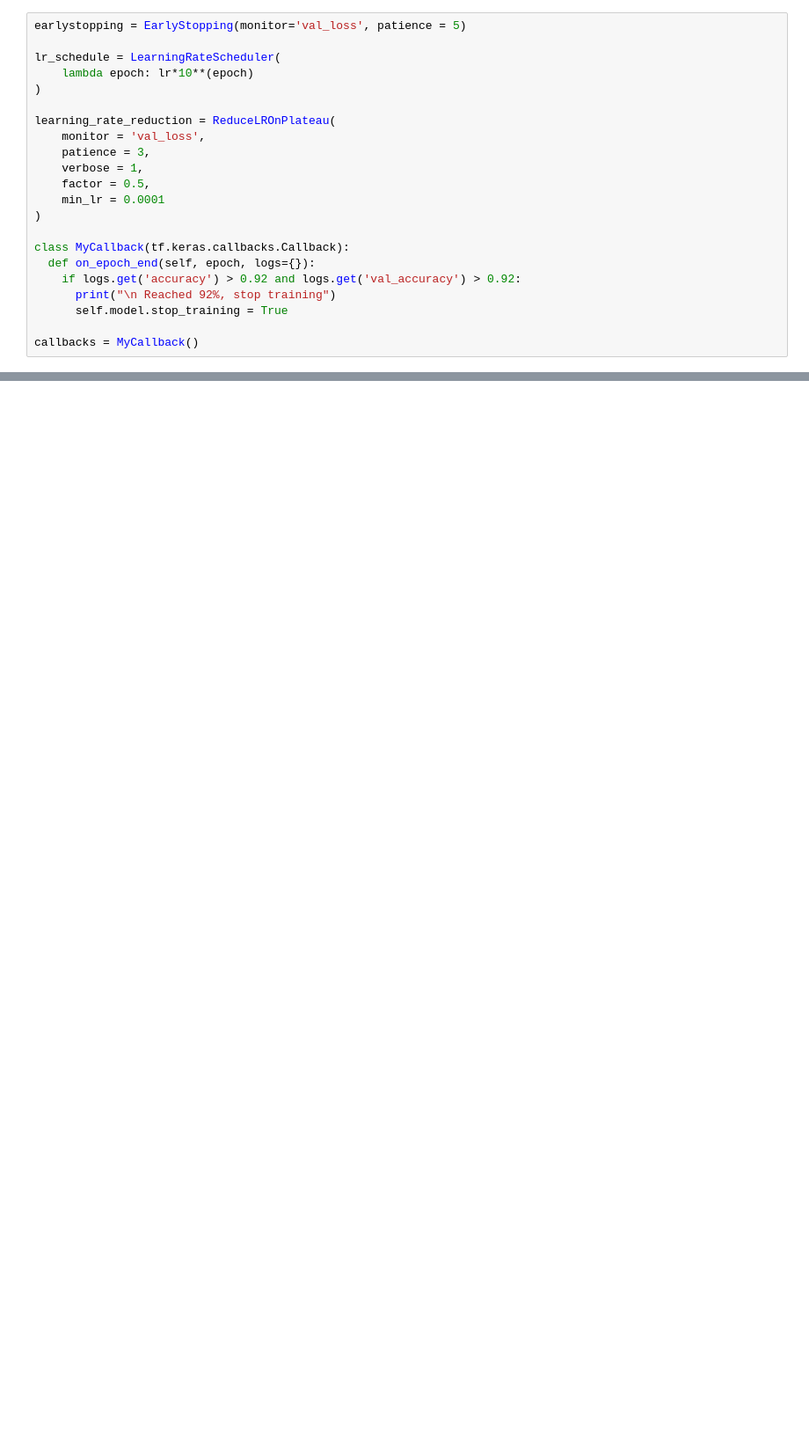
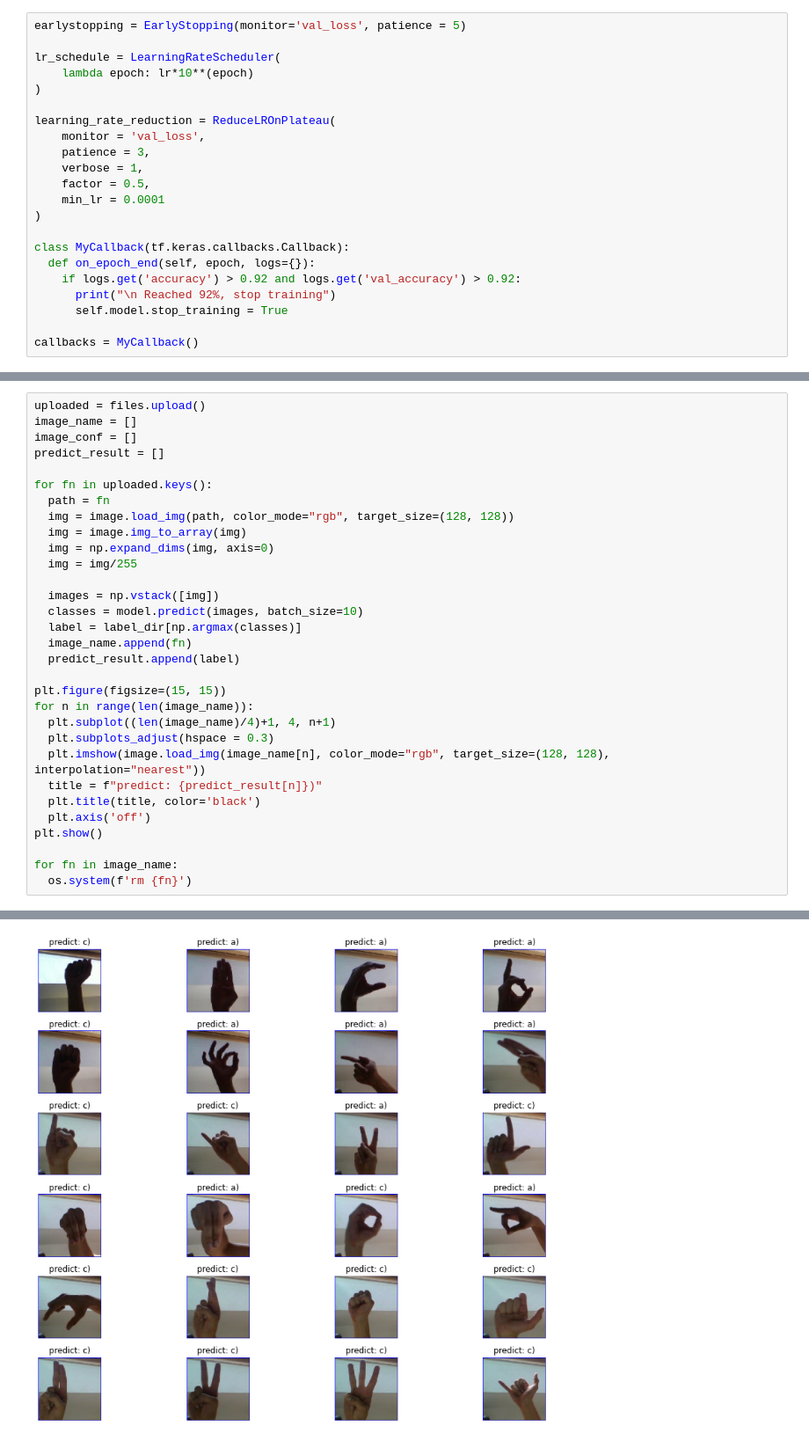
Before and after one commit to aemiralfath/BPML-Dicoding, a Jupyter notebook: Submission_3.ipynb, the cells around one changed output, grey strips where cells are left out. Shown at 88% size. Drawn from its saved outputs; the diff is of its cells as text; blank space fills up the shorter version.

```diff
--- a/Submission_3.ipynb
+++ b/Submission_3.ipynb
@@ -390,0 +466,32 @@ plt.figure()
+# %%
+uploaded = files.upload()
+image_name = []
+image_conf = []
+predict_result = []
+
+for fn in uploaded.keys():
+  path = fn
+  img = image.load_img(path, color_mode="rgb", target_size=(128, 128))
+  img = image.img_to_array(img)
+  img = np.expand_dims(img, axis=0)
+  img = img/255
+
+  images = np.vstack([img])
+  classes = model.predict(images, batch_size=10)
+  label = label_dir[np.argmax(classes)]
+  image_name.append(fn)
+  predict_result.append(label)
+
+plt.figure(figsize=(15, 15))
+for n in range(len(image_name)):
+  plt.subplot((len(image_name)/4)+1, 4, n+1)
+  plt.subplots_adjust(hspace = 0.3)
+  plt.imshow(image.load_img(image_name[n], color_mode="rgb", target_size=(128, 128), interpolation="nearest"))
+  title = f"predict: {predict_result[n]})"
+  plt.title(title, color='black')
+  plt.axis('off')
+plt.show()
+
+for fn in image_name:
+  os.system(f'rm {fn}')
+# %% [output]
@@ -390,0 +516 @@ plt.figure()
+[figure, added]
```
Also changed, not shown: parts of 30 cells of this notebook.
